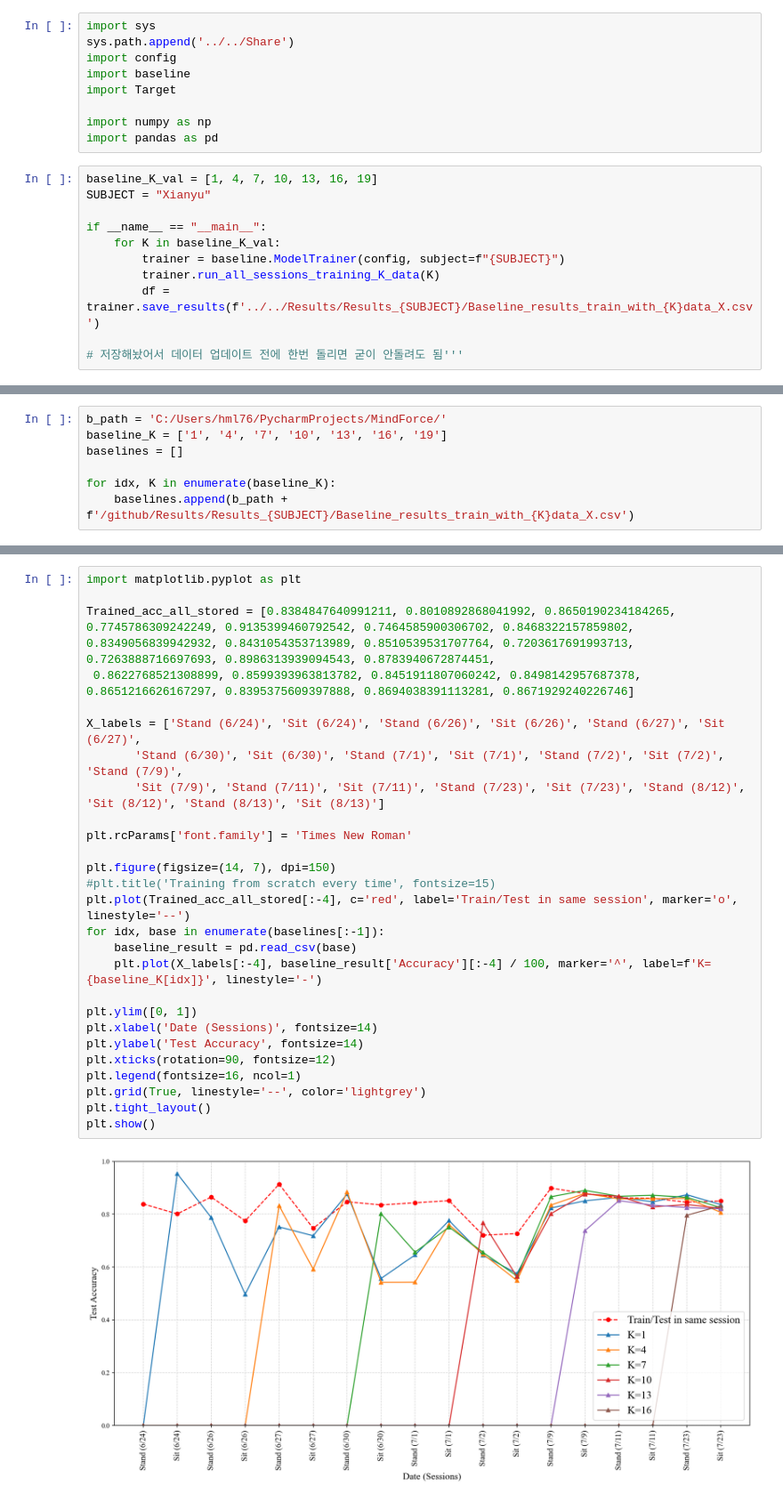
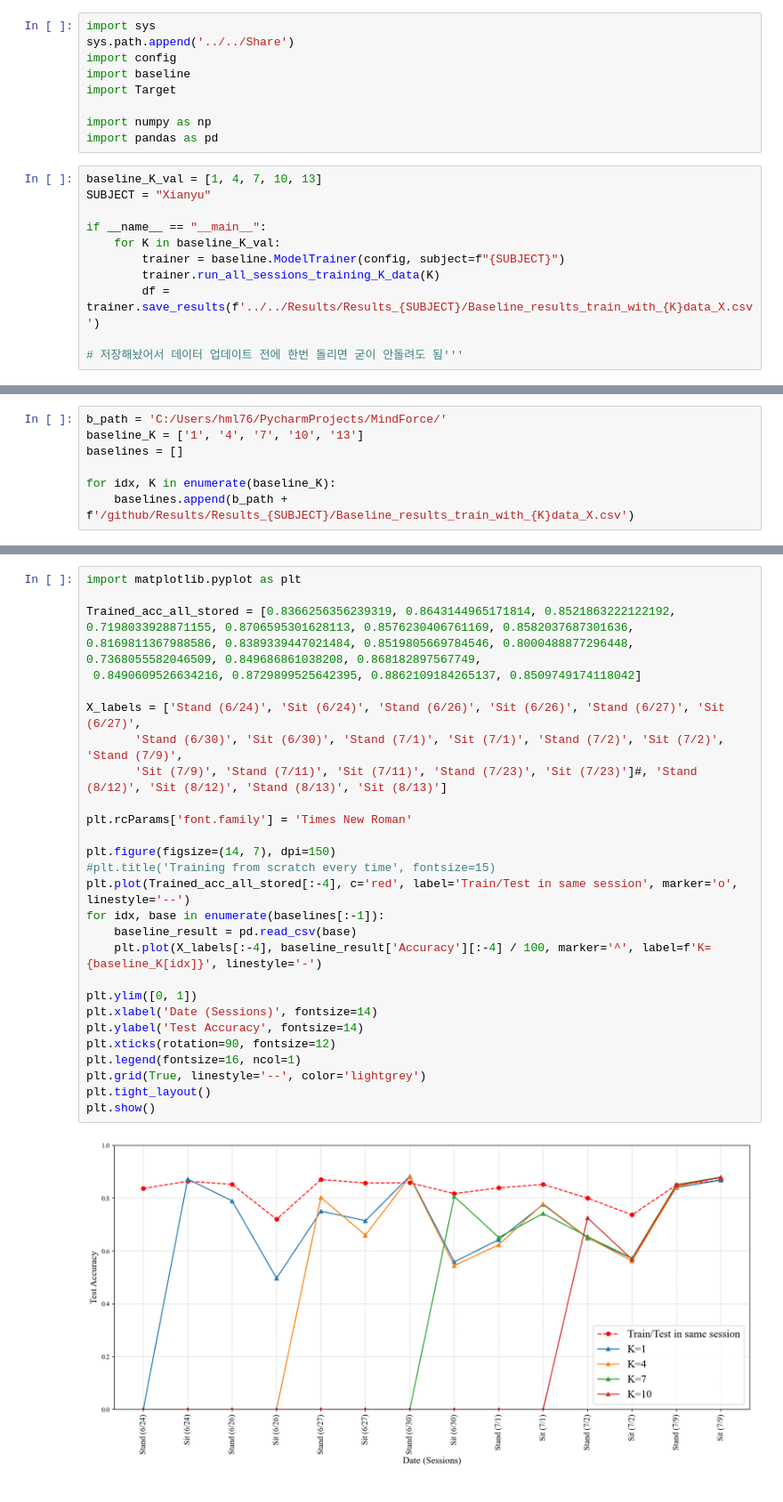
Before and after one commit to Hunminlee/Neural_Computing_Interface_MindForce, a Jupyter notebook: V6 Paper/Offline gesture - Subsection 1/Subject 3 (X).ipynb, the cells around one changed output, grey strips where cells are left out. Shown at 89% size. Drawn from its saved outputs; the diff is of its cells as text.

```diff
--- a/V6 Paper/Offline gesture - Subsection 1/Subject 3 (X).ipynb
+++ b/V6 Paper/Offline gesture - Subsection 1/Subject 3 (X).ipynb
@@ -8,7 +8,7 @@ import Target
 import numpy as np
 import pandas as pd
 # %%
-baseline_K_val = [1, 4, 7, 10, 13, 16, 19]
+baseline_K_val = [1, 4, 7, 10, 13]
 SUBJECT = "Xianyu"
 
 if __name__ == "__main__":
@@ -39,6 +39,6 @@ Results saved to ../../Results/Results_Xianyu/Baseline_results_train_with_19data
 # %%
 b_path = 'C:/Users/hml76/PycharmProjects/MindForce/'
-baseline_K = ['1', '4', '7', '10', '13', '16', '19']
+baseline_K = ['1', '4', '7', '10', '13']
 baselines = []
 
 for idx, K in enumerate(baseline_K):
@@ -129,29 +109,29 @@ baselines
 # %%
 import matplotlib.pyplot as plt
 
-Trained_acc_all_stored = [0.8384847640991211, 0.8010892868041992, 0.8650190234184265, 0.7745786309242249, 0.9135399460792542, 0.7464585900306702, 0.8468322157859802, 0.8349056839942932, 0.8431054353713989, 0.8510539531707764, 0.7203617691993713, 0.7263888716697693, 0.8986313939094543, 0.8783940672874451,
- 0.8622768521308899, 0.8599393963813782, 0.8451911807060242, 0.8498142957687378, 0.8651216626167297, 0.8395375609397888, 0.8694038391113281, 0.8671929240226746]
+Trained_acc_all_stored = [0.8366256356239319, 0.8643144965171814, 0.8521863222122192, 0.7198033928871155, 0.8706595301628113, 0.8576230406761169, 0.8582037687301636, 0.8169811367988586, 0.8389339447021484, 0.8519805669784546, 0.8000488877296448, 0.7368055582046509, 0.849686861038208, 0.868182897567749,
+ 0.8490609526634216, 0.8729899525642395, 0.8862109184265137, 0.8509749174118042]
 
 X_labels = ['Stand (6/24)', 'Sit (6/24)', 'Stand (6/26)', 'Sit (6/26)', 'Stand (6/27)', 'Sit (6/27)',
        'Stand (6/30)', 'Sit (6/30)', 'Stand (7/1)', 'Sit (7/1)', 'Stand (7/2)', 'Sit (7/2)', 'Stand (7/9)',
-       'Sit (7/9)', 'Stand (7/11)', 'Sit (7/11)', 'Stand (7/23)', 'Sit (7/23)', 'Stand (8/12)', 'Sit (8/12)', 'Stand (8/13)', 'Sit (8/13)']
+       'Sit (7/9)', 'Stand (7/11)', 'Sit (7/11)', 'Stand (7/23)', 'Sit (7/23)']#, 'Stand (8/12)', 'Sit (8/12)', 'Stand (8/13)', 'Sit (8/13)']
 
 plt.rcParams['font.family'] = 'Times New Roman'
 
 plt.figure(figsize=(14, 7), dpi=150)
 #plt.title('Training from scratch every time', fontsize=15)
 plt.plot(Trained_acc_all_stored[:-4], c='red', label='Train/Test in same session', marker='o', linestyle='--')
 for idx, base in enumerate(baselines[:-1]):
     baseline_result = pd.read_csv(base)
     plt.plot(X_labels[:-4], baseline_result['Accuracy'][:-4] / 100, marker='^', label=f'K={baseline_K[idx]}', linestyle='-')
 
 plt.ylim([0, 1])
 plt.xlabel('Date (Sessions)', fontsize=14)
 plt.ylabel('Test Accuracy', fontsize=14)
 plt.xticks(rotation=90, fontsize=12)
 plt.legend(fontsize=16, ncol=1)
 plt.grid(True, linestyle='--', color='lightgrey')
 plt.tight_layout()
 plt.show()
 # %% [output]
-[figure, old version]
+[figure, new version]
```
Also changed, not shown: parts of 6 cells of this notebook, 16 other files.
